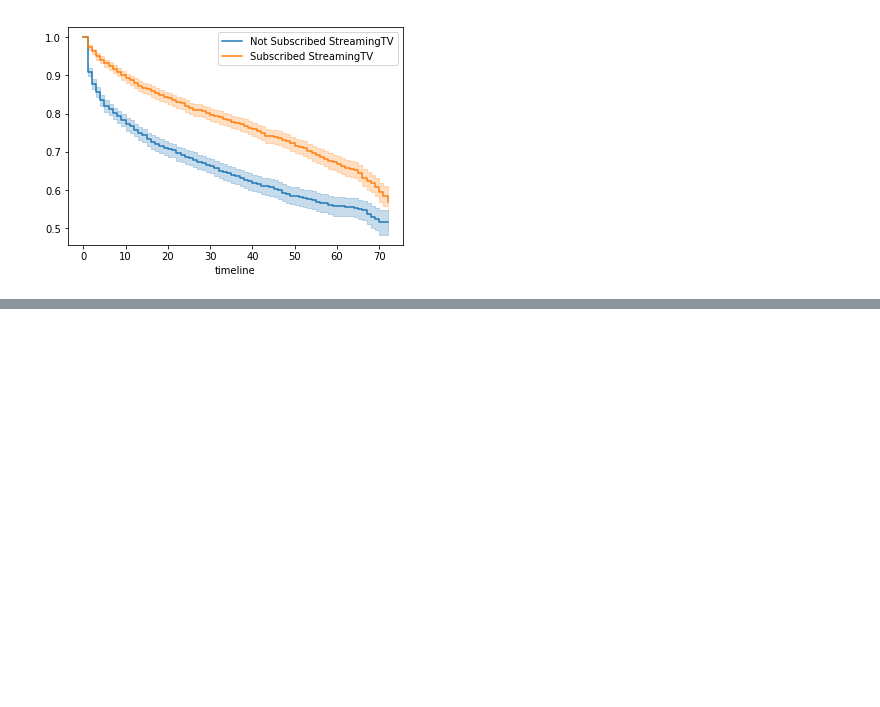
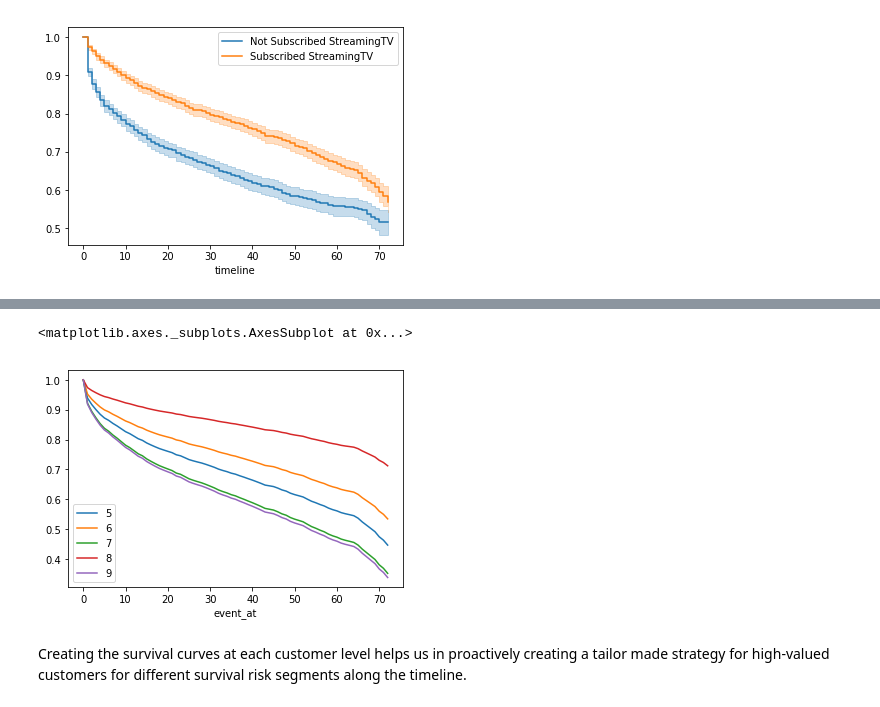
Before and after one commit to shfunhuang/Survival, a Jupyter notebook: Survival Analysis - Quick Implementation.ipynb, the cells around one changed output, grey strips where cells are left out. Drawn from its saved outputs; the diff is of its cells as text; code cells hidden in the pictures; blank space fills up the shorter version.

```diff
--- a/Survival Analysis - Quick Implementation.ipynb
+++ b/Survival Analysis - Quick Implementation.ipynb
@@ -219,0 +299,5 @@ kmf1.plot(ax=a1)
+# %%
+## We want to see the Survival curve at the customer level. Therefore, we have selected 6 customers (rows 5 till 9).
+
+tr_rows = df_dummy.iloc[5:10, 2:]
+tr_rows
@@ -219,0 +311,9 @@ kmf1.plot(ax=a1)
+# %%
+## Lets predict the survival curve for the selected customers.
+## Customers can be identified with the help of the number mentioned against each curve.
+cph.predict_survival_function(tr_rows).plot()
+# %% [output]
+<matplotlib.axes._subplots.AxesSubplot at 0x...>
+[figure, added]
+# %% [markdown]
+Creating the survival curves at each customer level helps us in proactively creating a tailor made strategy for high-valued customers for different survival risk segments along the timeline.
```
Also changed, not shown: parts of 8 cells of this notebook.
